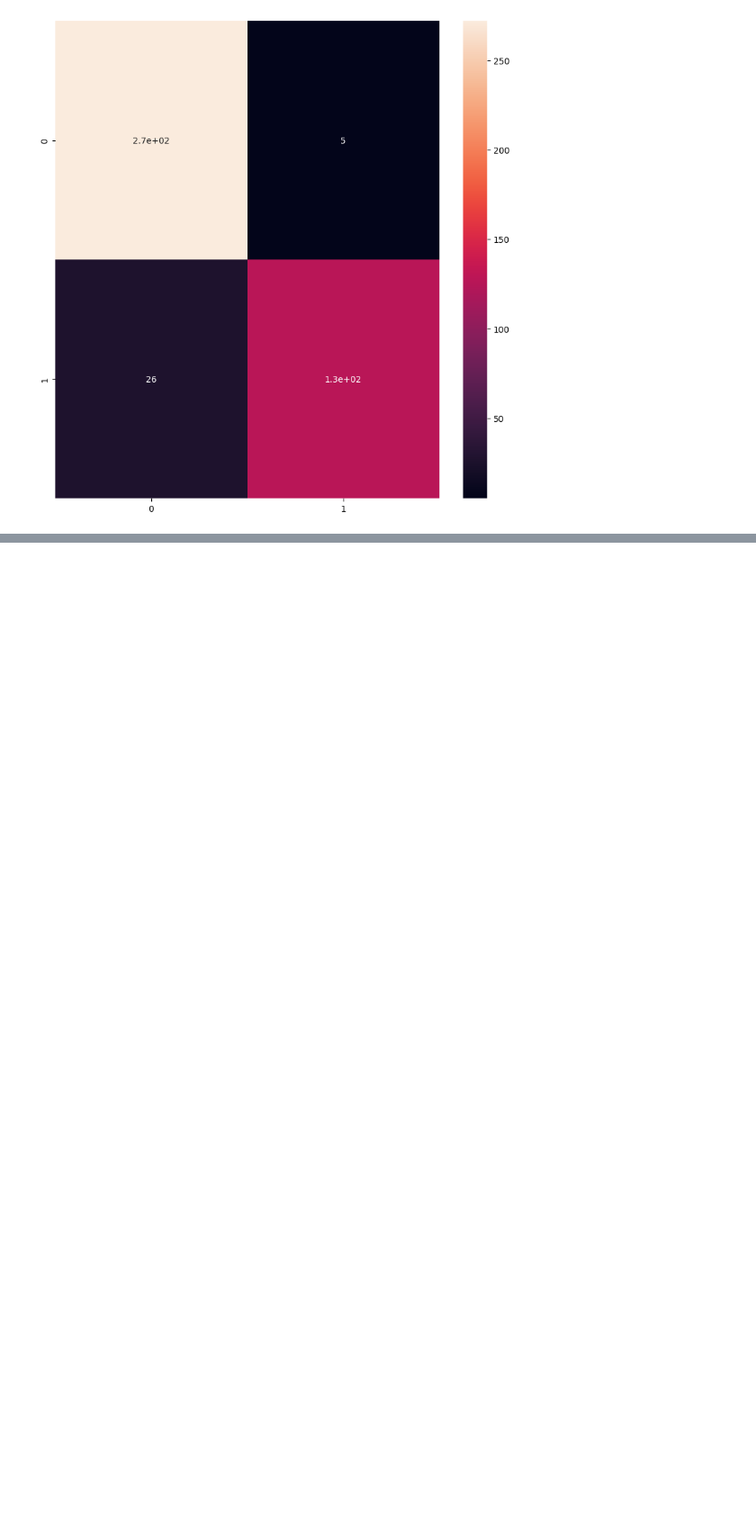
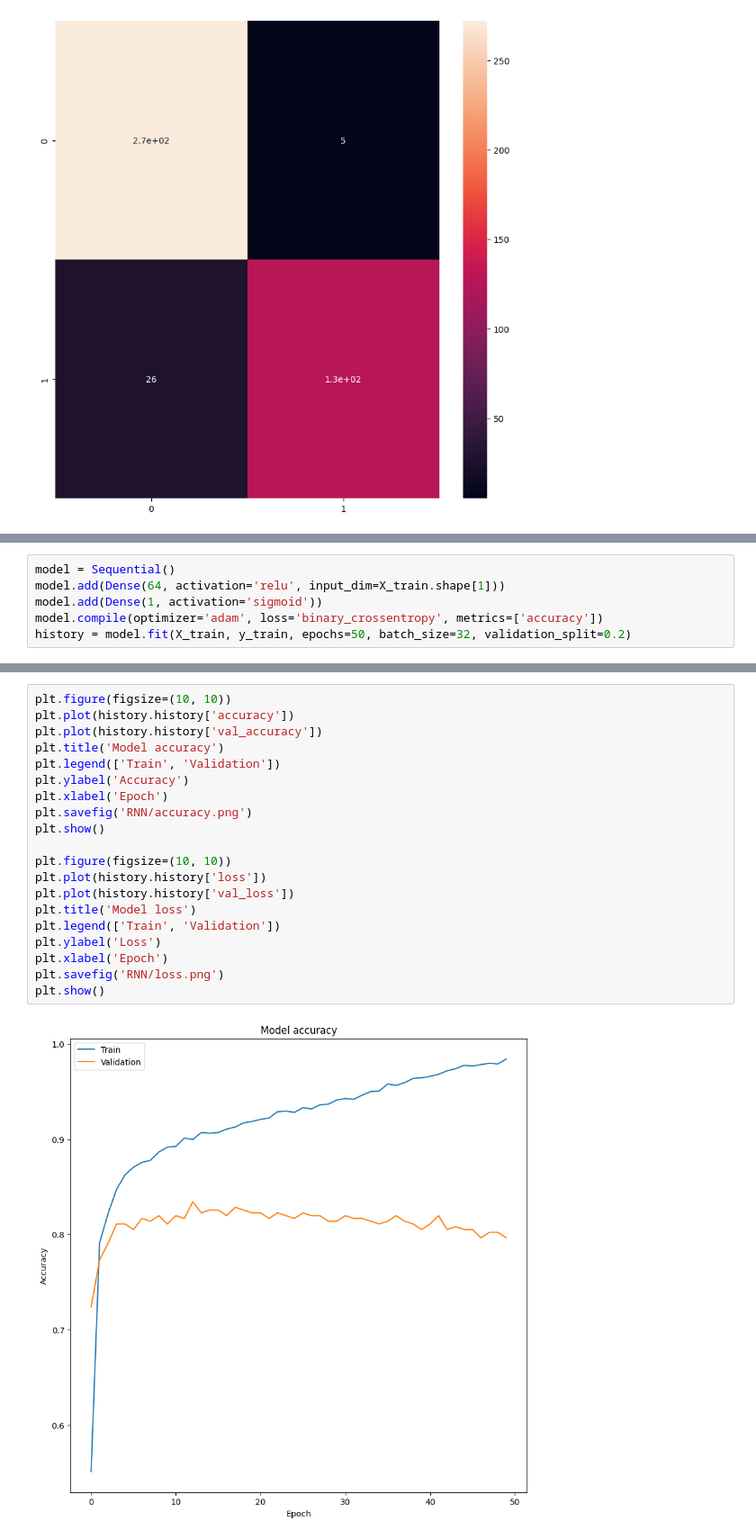
Before and after one commit to aaudric/Alzheimer-s-Disease-Predictions, a Jupyter notebook: alzheimer.ipynb, the cells around one changed output, grey strips where cells are left out. Shown at 90% size. Drawn from its saved outputs; the diff is of its cells as text; blank space fills up the shorter version.

```diff
--- a/alzheimer.ipynb
+++ b/alzheimer.ipynb
@@ -230,0 +272,6 @@ plt.savefig('Random Forest/confusion_matrix.png')
+# %%
+model = Sequential()
+model.add(Dense(64, activation='relu', input_dim=X_train.shape[1]))
+model.add(Dense(1, activation='sigmoid'))
+model.compile(optimizer='adam', loss='binary_crossentropy', metrics=['accuracy'])
+history = model.fit(X_train, y_train, epochs=50, batch_size=32, validation_split=0.2)
@@ -230,0 +303,22 @@ plt.savefig('Random Forest/confusion_matrix.png')
+# %%
+plt.figure(figsize=(10, 10))
+plt.plot(history.history['accuracy'])
+plt.plot(history.history['val_accuracy'])
+plt.title('Model accuracy')
+plt.legend(['Train', 'Validation'])
+plt.ylabel('Accuracy')
+plt.xlabel('Epoch')
+plt.savefig('RNN/accuracy.png')
+plt.show()
+
+plt.figure(figsize=(10, 10))
+plt.plot(history.history['loss'])
+plt.plot(history.history['val_loss'])
+plt.title('Model loss')
+plt.legend(['Train', 'Validation'])
+plt.ylabel('Loss')
+plt.xlabel('Epoch')
+plt.savefig('RNN/loss.png')
+plt.show()
+# %% [output]
+[figure, added]
```
Also changed, not shown: parts of 8 cells of this notebook, 3 other files.
